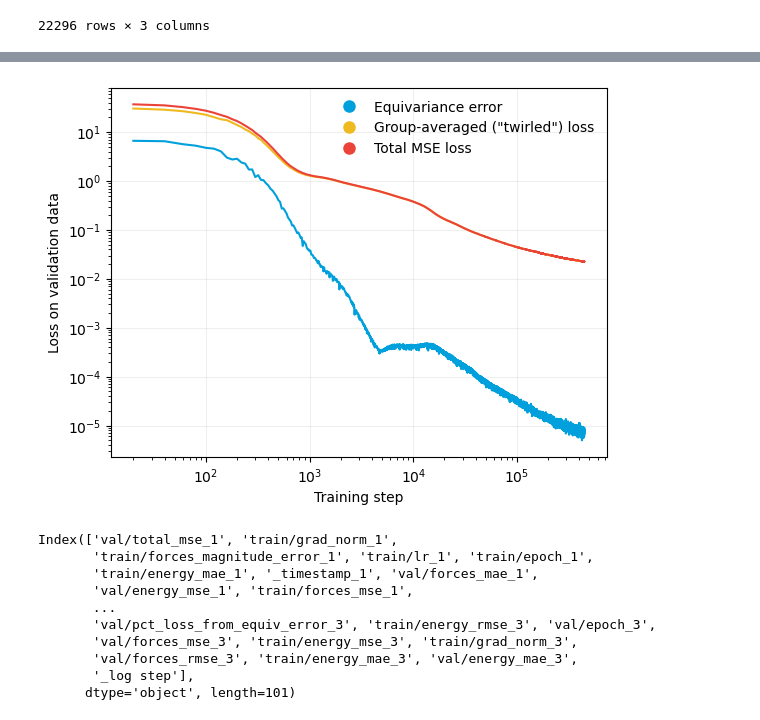
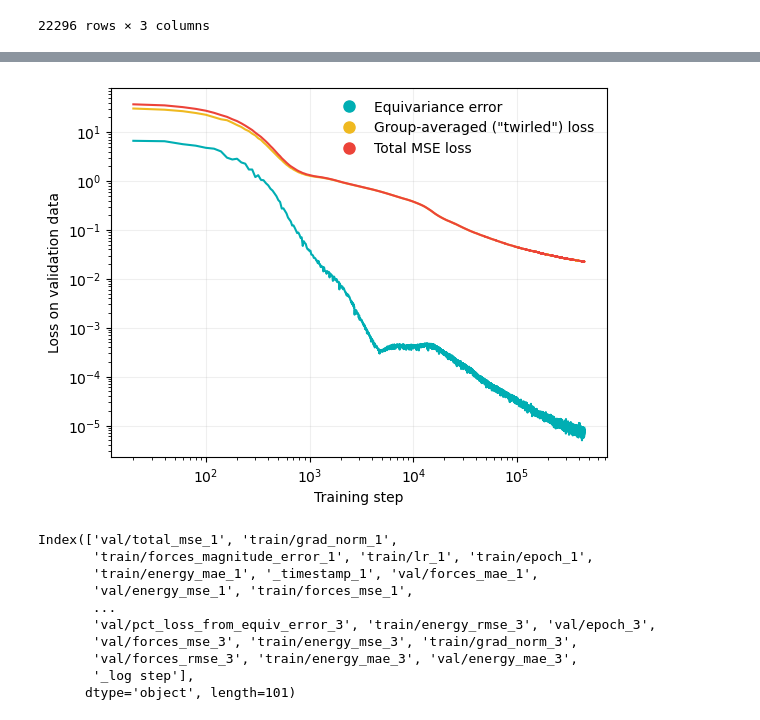
Before and after one commit to genentech/equivariance_learning, a Jupyter notebook: escaip-wandb/esc-default.ipynb, the cells around one changed output, grey strips where cells are left out. Cells and saved outputs as stored; diff of their text form; code cells hidden in the pictures.

```diff
--- a/escaip-wandb/esc-default.ipynb
+++ b/escaip-wandb/esc-default.ipynb
@@ -225,7 +230,7 @@ sns.lineplot(
     x='_step',
     y='val/equiv_error_1',
     label = 'Equivariance error',
-    color = '#00a0dc',
+    color = '#00aeb3',
     errorbar = None,
 )
 sns.lineplot(
@@ -242,35 +247,35 @@ sns.lineplot(
     y='val/total_mse_1',
     color = '#ec4339',
     label = 'Total MSE loss',
     errorbar = None,
 )
 
 # sns.despine()
 plt.yscale('log')
 plt.xscale('log')
 plt.grid(alpha = 0.2)
 
 
 # Create custom Line2D objects to represent legend markers
 import matplotlib.lines as mlines
-equiv_handle = mlines.Line2D([], [], color='#00a0dc', marker='o', linestyle='None',
+equiv_handle = mlines.Line2D([], [], color='#00aeb3', marker='o', linestyle='None',
                           markersize=8, label='Equivariance error')
 twirled_handle = mlines.Line2D([], [], color='#efb920', marker='o', linestyle='None',
                            markersize=8, label='Group-averaged ("twirled") loss')
 total_handle = mlines.Line2D([], [], color='#ec4339', marker='o', linestyle='None',
                            markersize=8, label='Total MSE loss')
 plt.legend(frameon=False, handles=[equiv_handle, twirled_handle, total_handle])
 # plt.legend(frameon=False)
 
 
 plt.xlabel('Training step')
 plt.ylabel('Loss on validation data')
 
 plt.savefig('escaip-default-losscurves.png', dpi=300, bbox_inches='tight')
 plt.show()
 plt.close()
 # %% [output]
-[figure, old version]
+[figure, new version]
 # %%
 print(mdf.columns)
 # %% [output]
```
Also changed, not shown: parts of 2 cells of this notebook, 9 other files.
